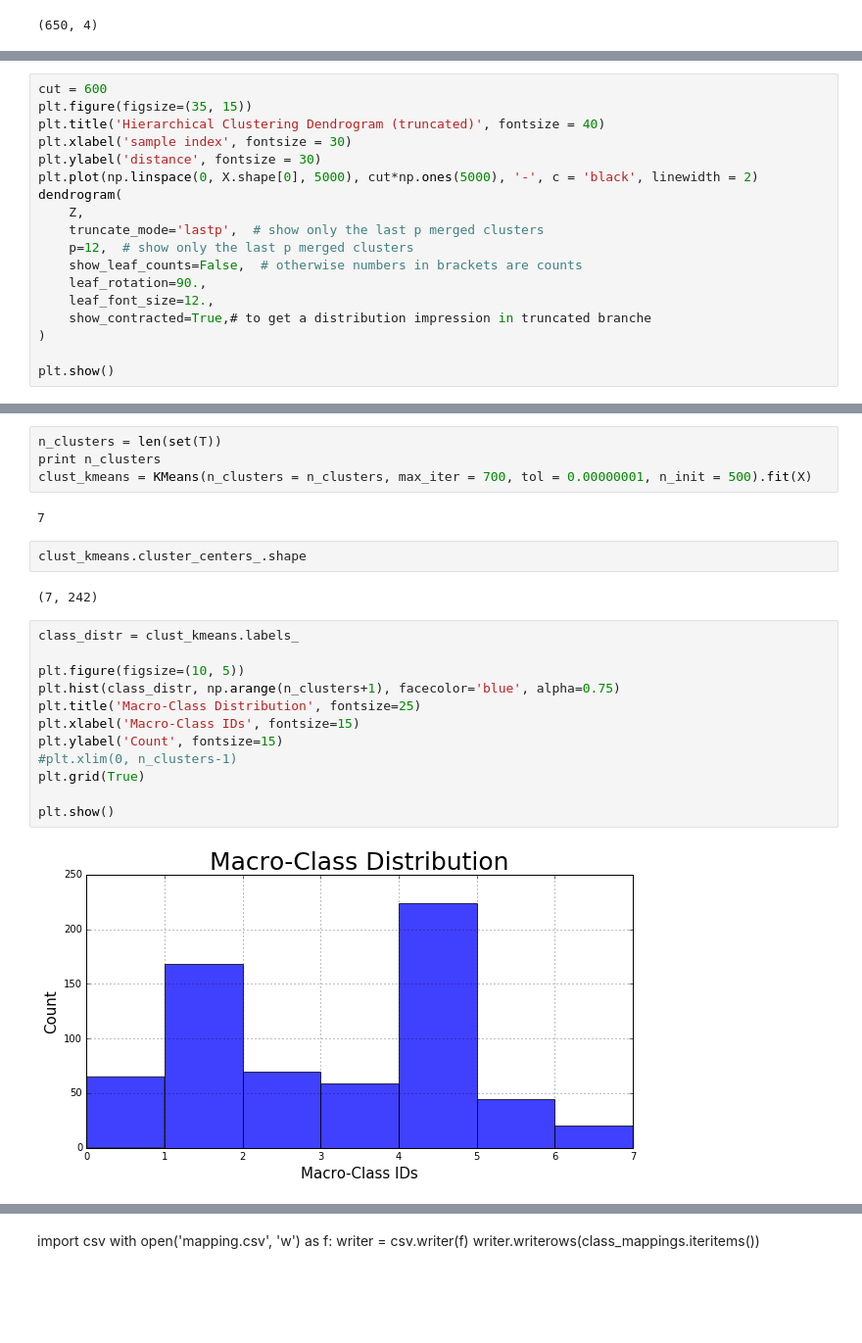
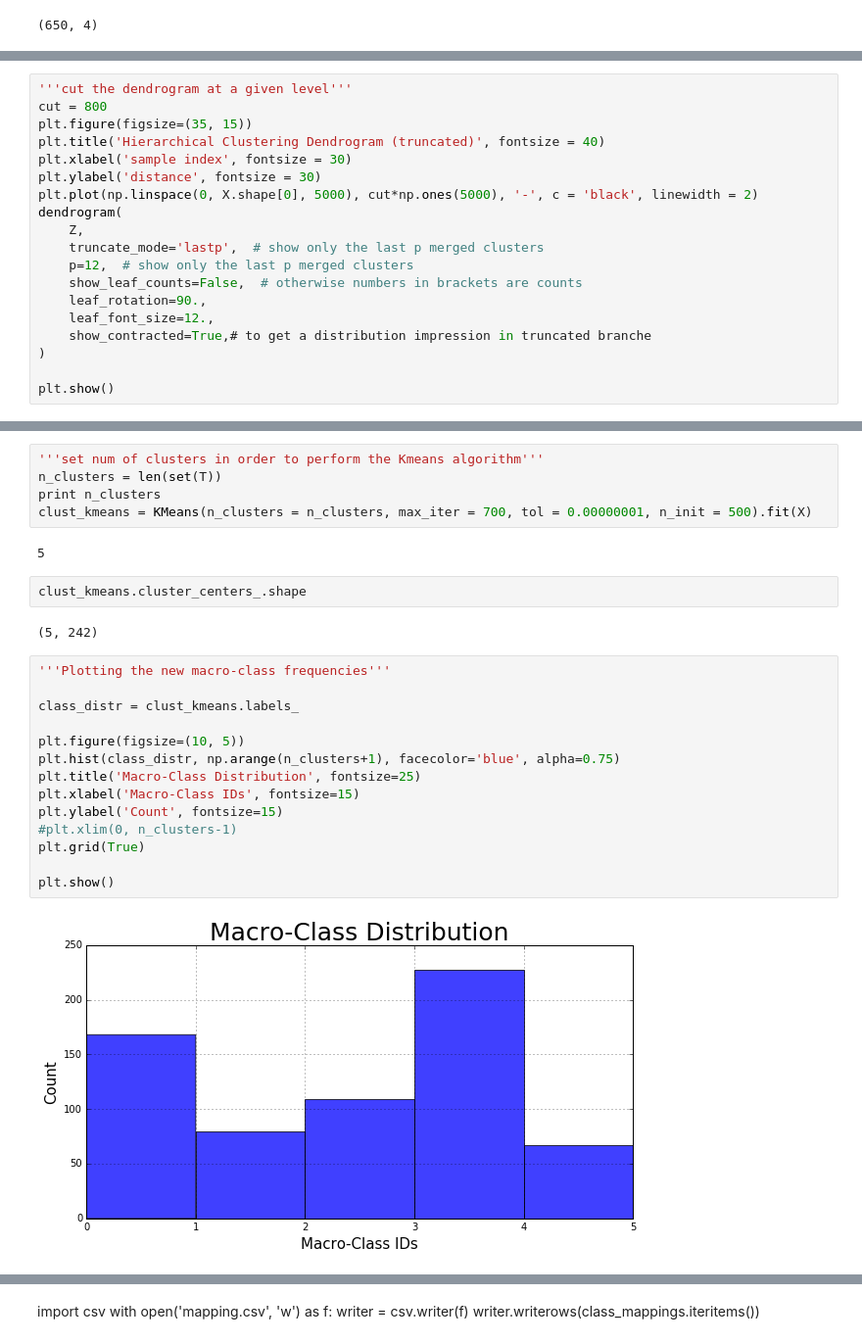
Before and after one commit to Piccettino/VarGroup-hackaton-may2017, a Jupyter notebook: Clustering.ipynb, the cells around one changed output, grey strips where cells are left out. Shown at 98% size. Saved outputs shown, nothing was run; the diff lists cells and outputs as text; blank space fills up the shorter version.

```diff
--- a/Clustering.ipynb
+++ b/Clustering.ipynb
@@ -143,7 +150,8 @@ plt.show()
 # %% [output]
 [figure]
 # %%
-cut = 600
+'''cut the dendrogram at a given level'''
+cut = 800
 plt.figure(figsize=(35, 15))
 plt.title('Hierarchical Clustering Dendrogram (truncated)', fontsize = 40)
 plt.xlabel('sample index', fontsize = 30)
@@ -193,25 +179,28 @@ set([1, 2, 3, 4, 5, 6, 7])
 # %%
+'''set num of clusters in order to perform the Kmeans algorithm'''
 n_clusters = len(set(T))
 print n_clusters
 clust_kmeans = KMeans(n_clusters = n_clusters, max_iter = 700, tol = 0.00000001, n_init = 500).fit(X)
 # %% [output]
-7
+5
 # %%
 clust_kmeans.cluster_centers_.shape
 # %% [output]
-(7, 242)
+(5, 242)
 # %%
+'''Plotting the new macro-class frequencies'''
+
 class_distr = clust_kmeans.labels_
 
 plt.figure(figsize=(10, 5))
 plt.hist(class_distr, np.arange(n_clusters+1), facecolor='blue', alpha=0.75)
 plt.title('Macro-Class Distribution', fontsize=25)
 plt.xlabel('Macro-Class IDs', fontsize=15)
 plt.ylabel('Count', fontsize=15)
 #plt.xlim(0, n_clusters-1)
 plt.grid(True)
 
 plt.show()
 # %% [output]
-[figure, old version]
+[figure, new version]
 # %%
```
Also changed, not shown: parts of 17 cells of this notebook.
